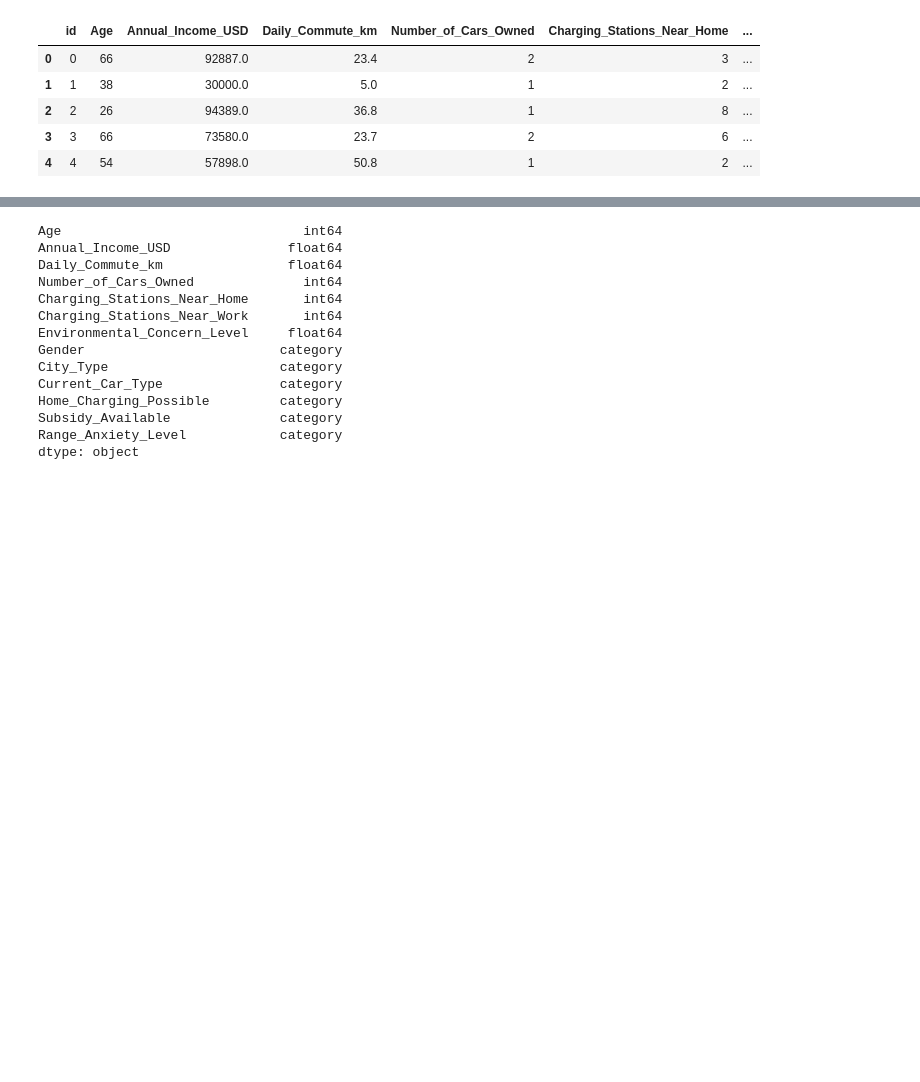
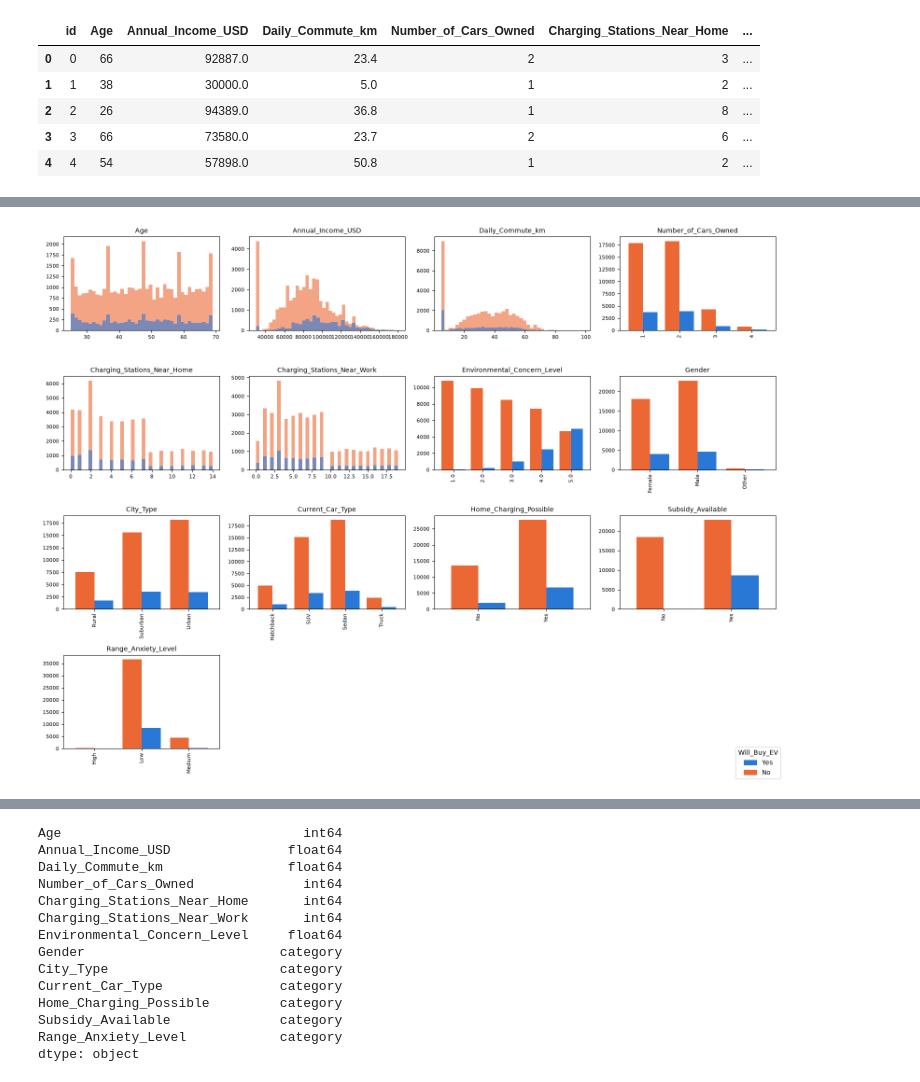
Before and after one commit to nbrock-kch/kaggle, a Jupyter notebook: playground-series-s6e9/s6e9.ipynb, the cells around one changed output, grey strips where cells are left out. Saved outputs shown, nothing was run; the diff lists cells and outputs as text; code cells hidden in the pictures; blank space fills up the shorter version.

```diff
--- a/playground-series-s6e9/s6e9.ipynb
+++ b/playground-series-s6e9/s6e9.ipynb
@@ -32,3 +35,25 @@ train.head()
 | 2 | 2 | 26 | 94389.0 | 36.8 | 1 | 8 | ... |
 | 3 | 3 | 66 | 73580.0 | 23.7 | 2 | 6 | ... |
 | 4 | 4 | 54 | 57898.0 | 50.8 | 1 | 2 | ... |
+# %%
+# save baseline score
+SAVE_BASELINE=False
+
+if SAVE_BASELINE:
+    # prep
+    X, cats = s.prep(train)
+    y = train[s.TARGET]
+    X.dtypes
+    # train
+    models, oof = s.train(X, y)
+
+    lines = [
+        f'baseline  {pd.Timestamp.now():%Y-%m-%d %H:%M}',
+        f'rows {len(X)}  features {X.shape[1]}  folds {s.FOLDS}',
+        f'oof auc {roc_auc_score(y, oof):.5f}',
+        'iters ' + ' '.join(str(m.n_iter_) for m in models),
+        f'params {models[0].get_params()}',
+        'features ' + ', '.join(X.columns),
+    ]
+    Path('baseline_results.txt').write_text('\n'.join(lines) + '\n')
+    print('\n'.join(lines))
@@ -94,0 +91,6 @@ pd.Series(pi.importances_mean, index=Xs.columns).sort_values(ascending=False).ro
+# %%
+# visual EDA
+SAVE_PLOTS = False
+s.plot_features(train, path='feature_plots.png' if SAVE_PLOTS else None)
+# %% [output]
+[figure, added]
```
Also changed, not shown: parts of 20 cells of this notebook, 3 other files.
